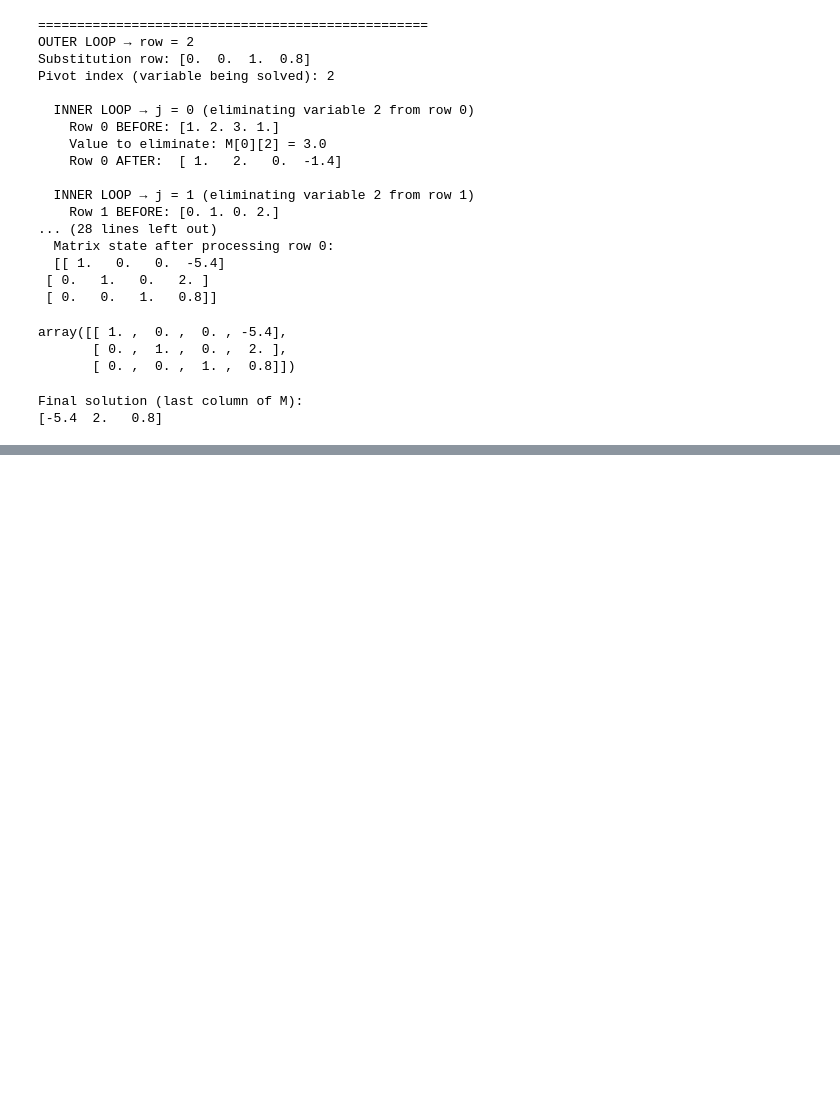
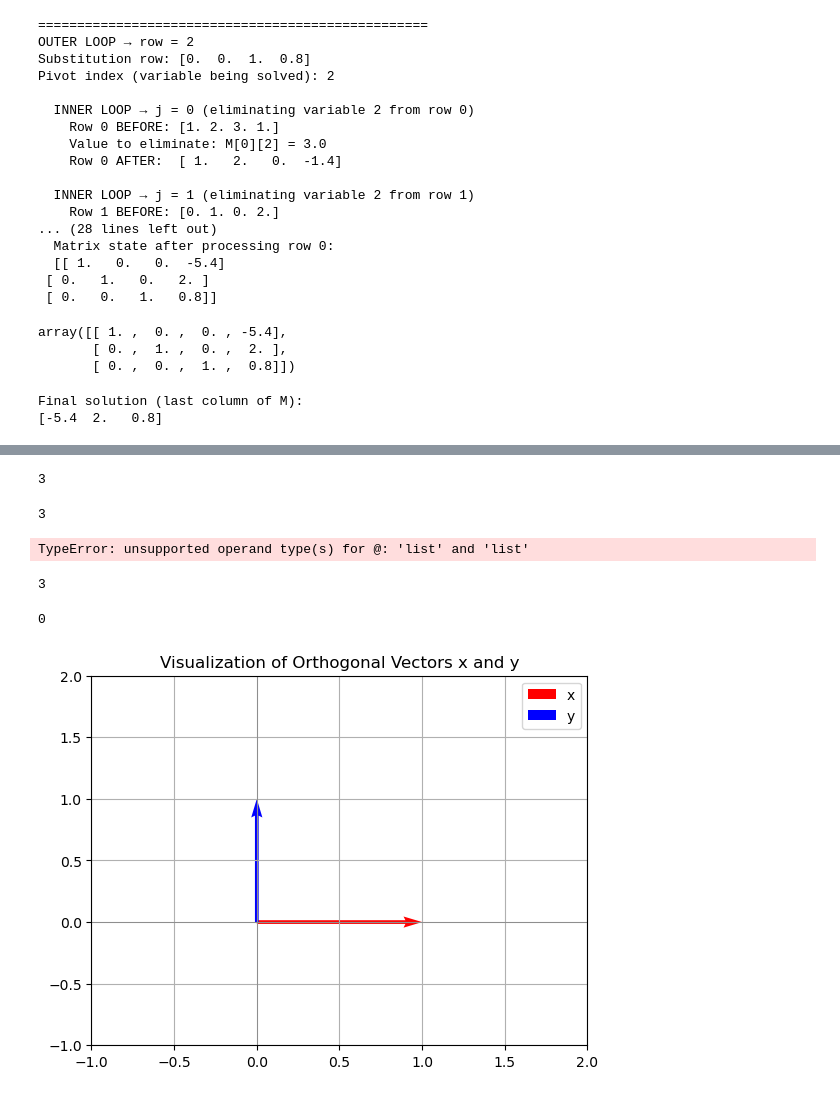
Before and after one commit to VinChan2001/mathml_prac, a Jupyter notebook: gaussian_elimination_algorithm.ipynb, the cells around one changed output, grey strips where cells are left out. Drawn from its saved outputs; the diff is of its cells as text; code cells hidden in the pictures; blank space fills up the shorter version.

```diff
--- a/gaussian_elimination_algorithm.ipynb
+++ b/gaussian_elimination_algorithm.ipynb
@@ -284,0 +320,48 @@ Final solution (last column of M):
+# %%
+def dot(x,y):
+    s = 0
+    for i, j in zip(x,y):
+        s +=i*j
+    return s
+
+dot(x,y) #1*4 + (-2)*3 + (-5)*(-1) = 4 - 6 + 5 = 3
+# %% [output]
+3
+# %%
+# you can also use np.dot(x,y)
+np.dot(x,y)
+# %% [output]
+3
+# %%
+# for the dot product we can also do @
+x @ y
+# %% [output]
+TypeError: unsupported operand type(s) for @: 'list' and 'list'
+# %%
+x = np.array([1, -2, -5])
+y = np.array([4, 3, -1])
+x@y #this is the fastest way to compute the dot product of two vectors in numpy, as it uses optimized linear algebra routines under the hood.
+# %% [output]
+3
+# %%
+# the dot product of two orthogonal vectors is zero, meaning that they are perpendicular to each other in the vector space.
+x = np.array([1, 0])
+y = np.array([0, 1])
+x @ y # The dot product of x and y is 0, which indicates that they are orthogonal (perpendicular) to each other in the 2D vector space.
+# %% [output]
+0
+# %%
+#plot the vectors x and y to visualize their orthogonality
+import matplotlib.pyplot as plt
+plt.quiver(0, 0, x[0], x[1], angles='xy', scale_units='xy', scale=1, color='r', label='x')
+plt.quiver(0, 0, y[0], y[1], angles='xy', scale_units='xy', scale=1, color='b', label='y')
+plt.xlim(-1, 2)
+plt.ylim(-1, 2)
+plt.axhline(0, color='grey', lw=0.5)
+plt.axvline(0, color='grey', lw=0.5)
+plt.grid()
+plt.legend()
+plt.title("Visualization of Orthogonal Vectors x and y")
+plt.show()
+# %% [output]
+[figure, added]
```
Also changed, not shown: parts of 6 cells of this notebook, 1 other file.
